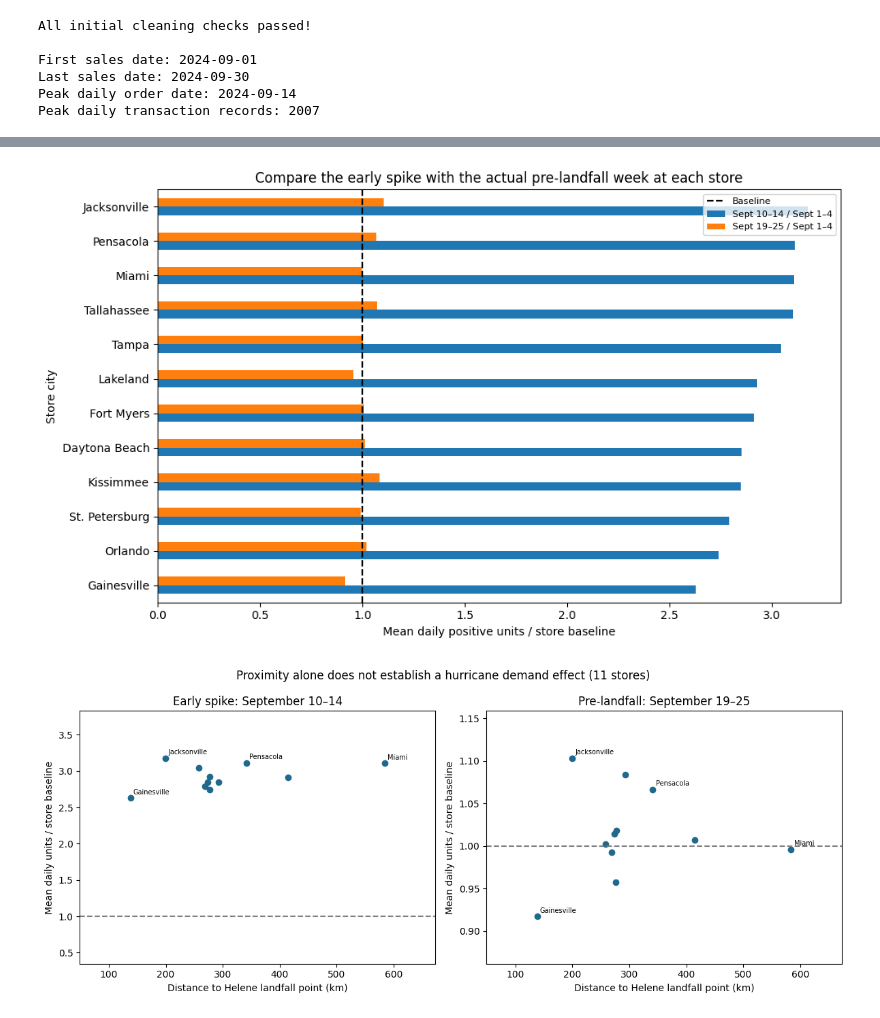
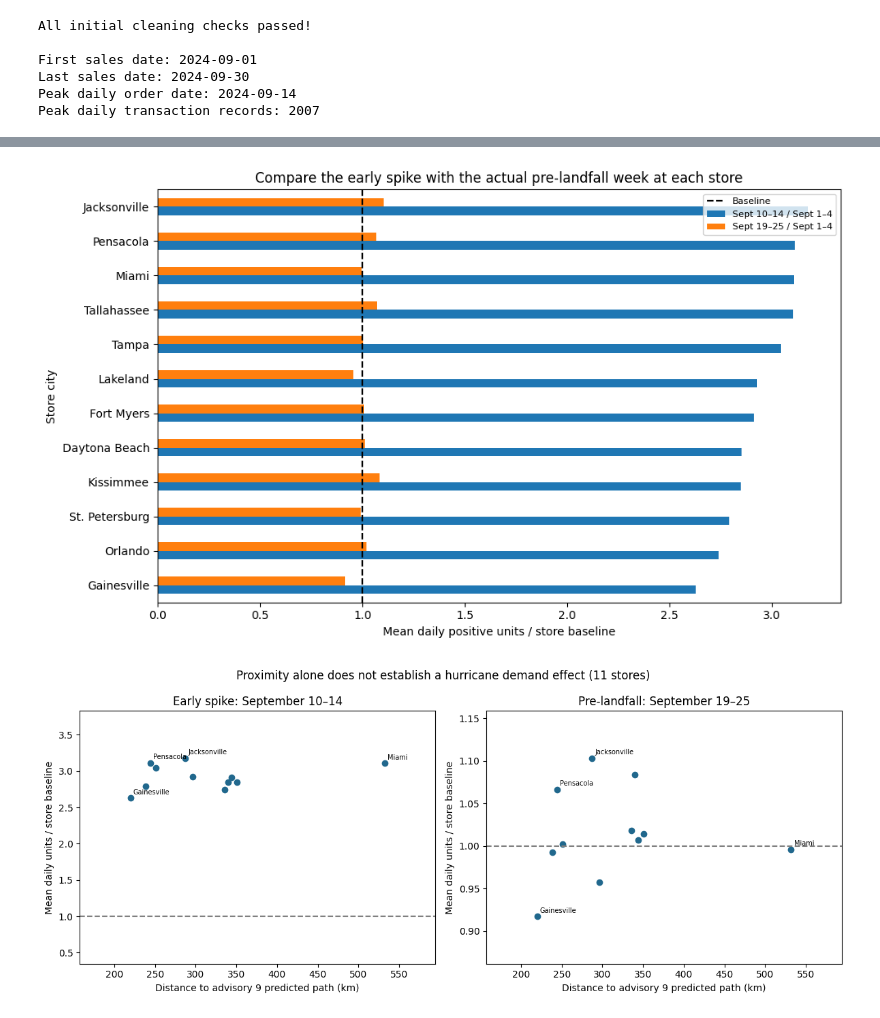
Before and after one commit to NateG-10/F26-DS2002-Midterm-Repo-Nate-Mohamed-Mouad, a Jupyter notebook: notebooks/scratch/nate_scratch.ipynb, the cells around one changed output, grey strips where cells are left out. Cells and saved outputs as stored; diff of their text form; code cells hidden in the pictures.

```diff
--- a/notebooks/scratch/nate_scratch.ipynb
+++ b/notebooks/scratch/nate_scratch.ipynb
@@ -491,14 +533,14 @@ Top five categories ranked by additional reported units/day:
 fig, ax = plt.subplots(figsize=(11, 4.5))
 ax.plot(q1_daily.index, q1_daily, marker="o", label="Positive reported units/day")
 ax.axhline(q1_base, color="gray", linestyle="--", label="Sept 1–4 baseline mean")
-for label, color in [("Observed surge", "#f3b85b"), ("Pre-landfall", "#93c9d8")]:
+for label, color in [("Exploratory early spike", "#f3b85b"), ("Pre-landfall", "#93c9d8")]:
     start, end = q1_windows[label]
     ax.axvspan(pd.Timestamp(start), pd.Timestamp(end) + pd.Timedelta(days=1), alpha=.25, color=color, label=label)
 ax.axvline(pd.Timestamp("2024-09-26"), color="firebrick", linestyle=":", label="Helene landfall")
 ax.set(title="Sales peaked September 14, well before Helene's September 26 landfall", xlabel="Date (2024)", ylabel="Positive reported SKU units/day")
 ax.legend(fontsize=8); fig.autofmt_xdate(); fig.tight_layout(); plt.show()
 
-ax = q1_top5[["Baseline", "Observed surge"]].plot.bar(figsize=(10, 4.5), rot=0)
+ax = q1_top5[["Baseline", "Exploratory early spike"]].plot.bar(figsize=(10, 4.5), rot=0)
 ax.set(title="The five largest category increases during September 10–14", xlabel="Category (ranked by extra units/day)", ylabel="Mean positive reported units/day")
 ax.legend(title="Window"); plt.tight_layout(); plt.show()
 
@@ -508,4 +550,14 @@ for category in q1_top5.index:
 ax.axvline(pd.Timestamp("2024-09-26"), color="black", linestyle=":", label="Landfall")
 ax.set(title="Top-growth categories rose together in mid-September", xlabel="Date (2024)", ylabel="Positive reported units/day")
 ax.legend(fontsize=8); fig.autofmt_xdate(); fig.tight_layout(); plt.show()
+fig, axes = plt.subplots(1, 2, figsize=(13, 5))
+for ax, table, metric, label in [
+    (axes[0], q1_pre_absolute, "additional_units_per_day", "Additional positive units/day"),
+    (axes[1], q1_pre_percent, "percentage_change", "Percentage change (%)")
+]:
+    table.head(5)[metric].sort_values().plot.barh(ax=ax, color="#21688D")
+    ax.set(title="Sept 19–25: top five ranked by " + ("absolute increase" if metric == "additional_units_per_day" else "percentage change"), xlabel=label, ylabel="Category")
+    ax.axvline(0, color="black", linewidth=.7)
+fig.suptitle("Actual pre-landfall week versus September 1–4 baseline")
+fig.tight_layout(); plt.show()
 # %% [output]
@@ -579,21 +730,40 @@ Stores excluded from distance analysis: ['Tallahassee']
 # %%
 q4_plot = q4_stores.set_index("city")[["surge_multiple", "pre_landfall_multiple"]].sort_values("surge_multiple")
 ax = q4_plot.rename(columns={"surge_multiple": "Sept 10–14 / Sept 1–4", "pre_landfall_multiple": "Sept 19–25 / Sept 1–4"}).plot.barh(figsize=(10, 6))
 ax.axvline(1, color="black", linestyle="--", label="Baseline")
 ax.set(title="Compare the early spike with the actual pre-landfall week at each store", xlabel="Mean daily positive units / store baseline", ylabel="Store city")
 ax.legend(fontsize=8); plt.tight_layout(); plt.show()
 
 fig, axes = plt.subplots(1, 2, figsize=(12, 5))
 for ax, column, title in zip(axes, ["surge_multiple", "pre_landfall_multiple"], ["Early spike: September 10–14", "Pre-landfall: September 19–25"]):
     ax.scatter(q4_geo["distance_km"], q4_geo[column], color="#21688D")
     # Label selected reference stores to keep the crowded middle readable.
     for store, row in q4_geo.loc[["FL-078", "FL-412", "FL-710", "FL-330"]].iterrows():
         ax.annotate(row["city"], (row["distance_km"], row[column]), fontsize=7, xytext=(3, 4), textcoords="offset points")
     ax.axhline(1, color="gray", linestyle="--")
-    ax.set(title=title, xlabel="Distance to Helene landfall point (km)", ylabel="Mean daily units / store baseline")
+    ax.set(title=title, xlabel="Distance to advisory 9 predicted path (km)", ylabel="Mean daily units / store baseline")
     ax.margins(x=.2, y=.3)
 fig.suptitle("Proximity alone does not establish a hurricane demand effect (11 stores)")
 fig.tight_layout(); plt.show()
+fig, ax = plt.subplots(figsize=(11, 9))
+ax.plot(q4_track.longitude, q4_track.latitude, "o-", color="firebrick", label="Advisory 9 predicted center path")
+for i, row in enumerate(q4_track.itertuples()):
+    offset = {5: (30, -12), 6: (30, 12), 7: (30, -30)}.get(i, (8, 0))
+    ax.annotate(row.valid_utc.strftime("%b %d %H:%MZ"), (row.longitude, row.latitude), xytext=offset, textcoords="offset points", fontsize=8, arrowprops={"arrowstyle": "-", "color": "gray", "lw": .5})
+points = ax.scatter(q4_geo.longitude, q4_geo.latitude, c=q4_geo.pre_landfall_multiple, cmap="viridis", s=65, edgecolor="black", zorder=3)
+label_offsets = {"Orlando": (30, 8), "Kissimmee": (30, -10),
+                 "Tampa": (-55, 8), "St. Petersburg": (-85, -12),
+                 "Lakeland": (30, -25), "Gainesville": (-75, 8),
+                 "Daytona Beach": (30, 12)}
+for row in q4_geo.itertuples():
+    ax.annotate(row.city, (row.longitude, row.latitude), xytext=label_offsets.get(row.city, (10, 5)), textcoords="offset points", fontsize=8, arrowprops={"arrowstyle": "-", "color": "gray", "lw": .5})
+ax.set_xlim(-90, -77)
+ax.set(xlabel="Longitude (degrees east; negative = west)", ylabel="Latitude (degrees north)", title="Stores and archived Helene forecast — issued Sept 25, 2024, 15:00 UTC")
+ax.set_aspect(1/np.cos(np.radians(29)))
+ax.grid(alpha=.25); ax.legend(loc="upper right", fontsize=8)
+fig.colorbar(points, ax=ax, shrink=.65, label="Sept 19–25 units/day / Sept 1–4 baseline")
+fig.text(.1, .02, "Coordinate map, no basemap. Tallahassee has no supplied coordinates and is omitted here only.\nThis late-week forecast postdates the exploratory Sept 10–14 spike.", fontsize=9)
+fig.tight_layout(rect=[0, .06, 1, 1]); plt.show()
 # %% [output]
 [figure]
-[figure, old version]
+[figure, new version]
```
Also changed, not shown: parts of 8 cells of this notebook, 3 other files.
